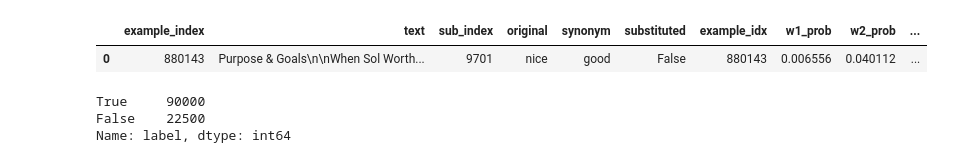
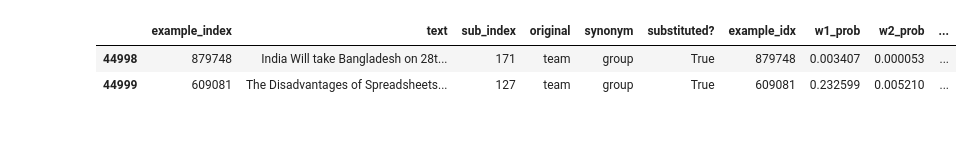
Before and after one commit to johntzwei/haveibeentrainedon, a Jupyter notebook: propagations/calculate_propagation_rates.ipynb, the cells around one changed output. Saved outputs shown, nothing was run; the diff lists cells and outputs as text; code cells hidden in the pictures; blank space fills up the shorter version.

```diff
--- a/propagations/calculate_propagation_rates.ipynb
+++ b/propagations/calculate_propagation_rates.ipynb
@@ -63,15 +15,9 @@ p_on_o
-# %%
-inputs = pd.read_csv(non_perturbed_input_fn)
-po_df = inputs.join(p_on_o)
-po_df['label'] = True      # for original
-po_df.head(1)
-# %% [output]
-|  | example_index | text | sub_index | original | synonym | substituted | example_idx | w1_prob | w2_prob | ... |
-| 0 | 880143 | Purpose & Goals\n\nWhen Sol Worth... | 9701 | nice | good | False | 880143 | 0.006556 | 0.040112 | ... |
-# %%
-df = pd.concat([pp_df, po_df])
-df['label'].value_counts()
-# %% [output]
-True     90000
-False    22500
-Name: label, dtype: int64
+# %%
+score_df = pd.read_csv(scores_fn, header=None)
+score_df.columns = ['example_idx', 'w1_prob', 'w2_prob', 'w1_rank', 'w2_rank']
+score_df = input_df.join(score_df)
+score_df.tail(2)
+# %% [output]
+|  | example_index | text | sub_index | original | synonym | substituted? | example_idx | w1_prob | w2_prob | ... |
+| 44998 | 879748 | India Will take Bangladesh on 28t... | 171 | team | group | True | 879748 | 0.003407 | 0.000053 | ... |
+| 44999 | 609081 | The Disadvantages of Spreadsheets... | 127 | team | group | True | 609081 | 0.232599 | 0.005210 | ... |
```
Also changed, not shown: parts of 17 cells of this notebook, 2 other files.
